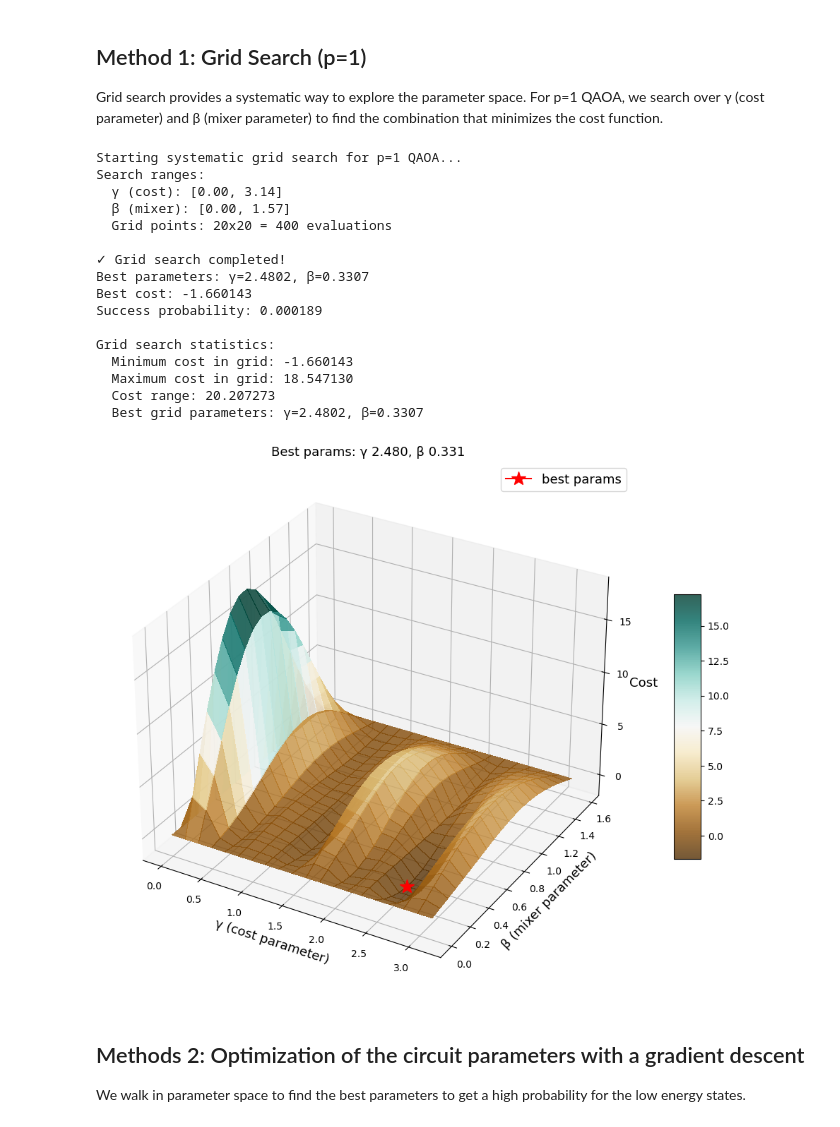
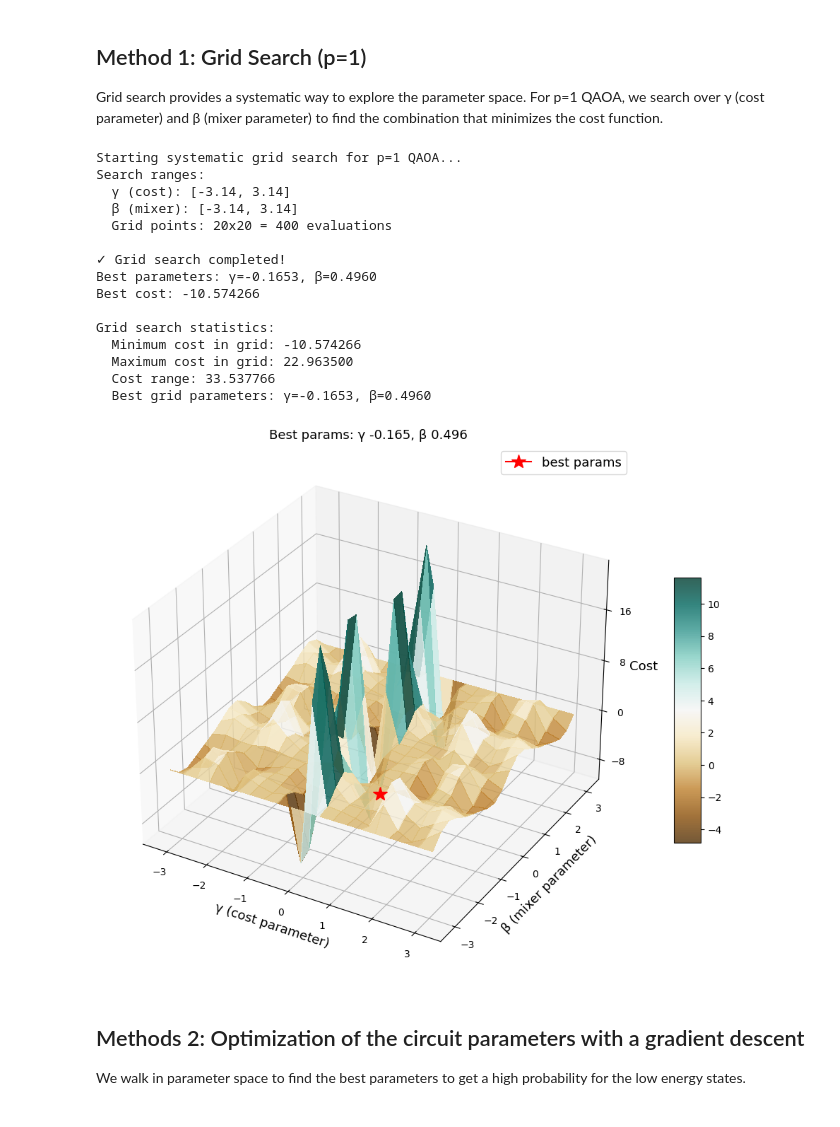
Before and after one commit to bernalde/UA_FarmaIAQC_2025, a Jupyter notebook: ProteinFolding.ipynb, the cells around one changed output. Cells and saved outputs as stored; diff of their text form; code cells hidden in the pictures.

```diff
--- a/ProteinFolding.ipynb
+++ b/ProteinFolding.ipynb
@@ -193,7 +195,7 @@ except ImportError as e:
 # Create protein instance
 protein = CoordinateBased_HPLattice(
     sequence=SEQUENCE,
-    dim_lattice=LATTICE_SIZE,
+    dim_lattice=(3,2),  # 3 rows, 2 columns),
     lambda_vector=LAMBDA_VECTOR,
     verbose=True
 )
@@ -646,55 +622,49 @@ Grid search provides a systematic way to explore the parameter space. For p=1 QA
 # Grid search for optimal parameters (p=1)
 print("Starting systematic grid search for p=1 QAOA...")
 
-# Define search ranges - common effective ranges for QAOA
-start_gamma, stop_gamma = 0, np.pi
-start_beta, stop_beta = 0, np.pi/2
+# Define search ranges
+start_gamma, stop_gamma = -np.pi, np.pi
+start_beta, stop_beta = -np.pi, np.pi
 
 print(f"Search ranges:")
 print(f"  γ (cost): [{start_gamma:.2f}, {stop_gamma:.2f}]")
 print(f"  β (mixer): [{start_beta:.2f}, {stop_beta:.2f}]")
 print(f"  Grid points: {GRID_POINTS}x{GRID_POINTS} = {GRID_POINTS**2:,} evaluations")
 
 # Perform grid search with visualization
 grid_search_params, Z_grid, best_index, grid_figure = grid_search(
     start_gamma=start_gamma, stop_gamma=stop_gamma, num_points_gamma=GRID_POINTS,
     start_beta=start_beta, stop_beta=stop_beta, num_points_beta=GRID_POINTS,
     heuristic=average_cost, plot=True, save=False
 )
 
 print(f"\n✓ Grid search completed!")
 print(f"Best parameters: γ={grid_search_params[0,0]:.4f}, β={grid_search_params[1,0]:.4f}")
 print(f"Best cost: {average_cost(grid_search_params):.6f}")
 
-# Calculate and display success probability
-probs_grid = probability_circuit(grid_search_params)
-success_prob_grid = sum(probs_grid[i] for i in ground_states_index)
-print(f"Success probability: {success_prob_grid:.6f}")
-
 # Show additional statistics
 print(f"\nGrid search statistics:")
 print(f"  Minimum cost in grid: {np.min(Z_grid):.6f}")
 print(f"  Maximum cost in grid: {np.max(Z_grid):.6f}")
 print(f"  Cost range: {np.max(Z_grid) - np.min(Z_grid):.6f}")
 print(f"  Best grid parameters: γ={grid_search_params[0,0]:.4f}, β={grid_search_params[1,0]:.4f}")
 # %% [output]
 Starting systematic grid search for p=1 QAOA...
 Search ranges:
-  γ (cost): [0.00, 3.14]
-  β (mixer): [0.00, 1.57]
+  γ (cost): [-3.14, 3.14]
+  β (mixer): [-3.14, 3.14]
   Grid points: 20x20 = 400 evaluations
 
 ✓ Grid search completed!
-Best parameters: γ=2.4802, β=0.3307
-Best cost: -1.660143
-Success probability: 0.000189
+Best parameters: γ=-0.1653, β=0.4960
+Best cost: -10.574266
 
 Grid search statistics:
-  Minimum cost in grid: -1.660143
-  Maximum cost in grid: 18.547130
-  Cost range: 20.207273
-  Best grid parameters: γ=2.4802, β=0.3307
+  Minimum cost in grid: -10.574266
+  Maximum cost in grid: 22.963500
+  Cost range: 33.537766
+  Best grid parameters: γ=-0.1653, β=0.4960
-[figure, old version]
+[figure, new version]
 # %% [markdown]
 ## Methods 2: Optimization of the circuit parameters with a gradient descent
 
```
Also changed, not shown: parts of 27 cells of this notebook, 1 other file.
